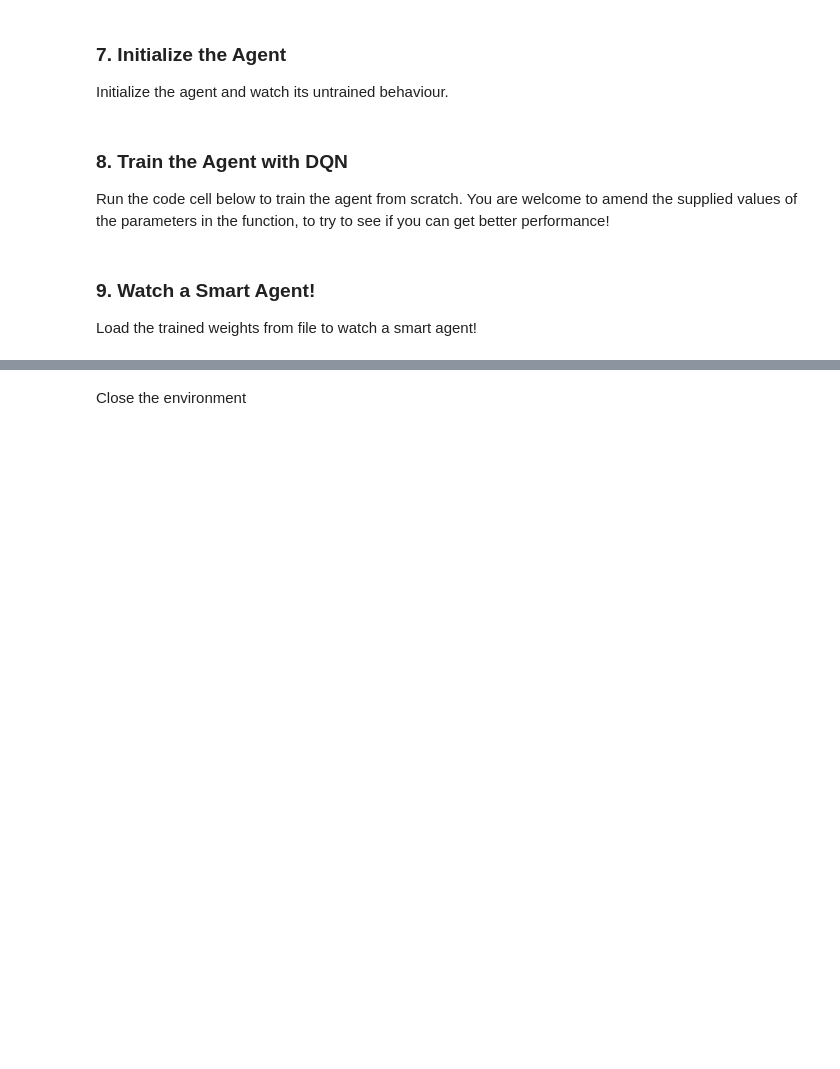
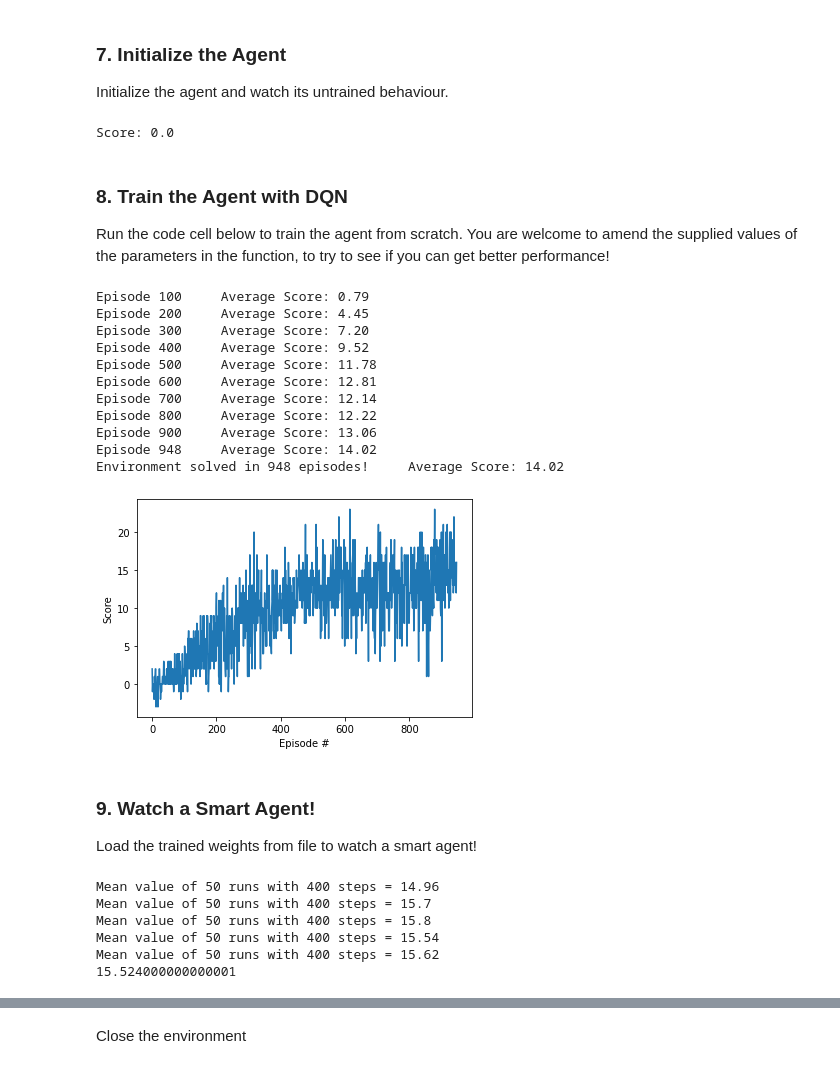
Before and after one commit to faberfred/udacity-deep-RL, a Jupyter notebook: p1_navigation/Navigation.ipynb, the cells around one changed output, grey strips where cells are left out. Drawn from its saved outputs; the diff is of its cells as text; code cells hidden in the pictures; blank space fills up the shorter version.

Commit message:
style: corrected one type and deleted unnecessary comments within DQN-for-multiple-environments.ipynb fix: fix a small bug for printing the needed episodes within Navigation.ipynb

```diff
--- a/p1_navigation/Navigation.ipynb
+++ b/p1_navigation/Navigation.ipynb
@@ -130,7 +172,7 @@ The network is build dynamically and thus can quickly be changed.
 class QNetwork(nn.Module):
     """Actor (Policy) Model."""
 
-    def __init__(self, state_size, action_size, seed, hidden_layers = [128, 128, 128], drop_p = 0.1):
+    def __init__(self, state_size, action_size, seed, hidden_layers = [16], drop_p = 0.1):
         """Initialize parameters and build model.
         Params
         ======
@@ -438,12 +482,14 @@ for j in range(200):
         break
 
 print("Score: {}".format(score))
+# %% [output]
+Score: 0.0
 # %% [markdown]
 ###  8. Train the Agent with DQN
 
 Run the code cell below to train the agent from scratch.  You are welcome to amend the supplied values of the parameters in the function, to try to see if you can get better performance!
 # %%
-def dqn(n_episodes=2000, max_t=1000, eps_start=1.0, eps_end=0.01, eps_decay=0.995):
+def dqn(n_episodes=1000, max_t=1000, eps_start=1.0, eps_end=0.01, eps_decay=0.995):
     """Deep Q-Learning.
 
     Params
@@ -476,34 +522,50 @@ def dqn(n_episodes=2000, max_t=1000, eps_start=1.0, eps_end=0.01, eps_decay=0.99
             state = next_state                             # roll over the state to next time step
             if done:
                 break
 
 
         scores_window.append(score)       # save most recent score
         scores.append(score)              # save most recent score
         eps = max(eps_end, eps_decay*eps) # decrease epsilon
         print('\rEpisode {}\tAverage Score: {:.2f}'.format(i_episode, np.mean(scores_window)), end="")
 
         if i_episode % 100 == 0:
             print('\rEpisode {}\tAverage Score: {:.2f}'.format(i_episode, np.mean(scores_window)))
 
         # Train the network till the average score is greater or equal to 14
         if np.mean(scores_window)>=14.0:
-            print('\nEnvironment solved in {:d} episodes!\tAverage Score: {:.2f}'.format(i_episode-100, np.mean(scores_window)))
+            print('\nEnvironment solved in {:d} episodes!\tAverage Score: {:.2f}'.format(i_episode, np.mean(scores_window)))
             # save the trained network
             torch.save(agent.qnetwork_local.state_dict(), 'checkpoint.pth')
             break
+
+    # save the trained network
+    torch.save(agent.qnetwork_local.state_dict(), 'checkpoint.pth')
 
     return scores
 
 scores = dqn()
 
 # plot the scores
 fig = plt.figure()
 ax = fig.add_subplot(111)
 plt.plot(np.arange(len(scores)), scores)
 plt.ylabel('Score')
 plt.xlabel('Episode #')
 plt.show()
+# %% [output]
+Episode 100     Average Score: 0.79
+Episode 200     Average Score: 4.45
+Episode 300     Average Score: 7.20
+Episode 400     Average Score: 9.52
+Episode 500     Average Score: 11.78
+Episode 600     Average Score: 12.81
+Episode 700     Average Score: 12.14
+Episode 800     Average Score: 12.22
+Episode 900     Average Score: 13.06
+Episode 948     Average Score: 14.02
+Environment solved in 948 episodes!     Average Score: 14.02
+[figure, added]
 # %% [markdown]
 ### 9. Watch a Smart Agent!
 
@@ -511,23 +573,44 @@ Load the trained weights from file to watch a smart agent!
 # %%
 # load the weights from file
 agent.qnetwork_local.load_state_dict(torch.load('checkpoint.pth'))
+total_total_score = 0
 
-for i in range(5):
-    env_info = env.reset(train_mode=False)[brain_name]  # reset the environment
-    state = env_info.vector_observations[0]             # get the next state
-    score = 0
+for jj in range(5):
 
-    for j in range(400):
-        action = agent.act(state)
-        env_info = env.step(action)[brain_name]        # send the action to the environment
-        state = env_info.vector_observations[0]        # get the next state
-        reward = env_info.rewards[0]                   # get the reward
-        done = env_info.local_done[0]                  # see if episode has finished
-        score += reward                                # update the score
-#         time.sleep(0.05)
+    total_score = 0
+    runs = 50
+    steps = 400
 
-        if done:
-            print('In run {} the agent got a reward of {}!'.format(i+1, score))
-            break
+    for i in range(runs):
+        env_info = env.reset(train_mode=False)[brain_name]  # reset the environment
+        state = env_info.vector_observations[0]             # get the next state
+        score = 0
+
+        for j in range(steps):
+            action = agent.act(state)
+            env_info = env.step(action)[brain_name]        # send the action to the environment
+            state = env_info.vector_observations[0]        # get the next state
+            reward = env_info.rewards[0]                   # get the reward
+            done = env_info.local_done[0]                  # see if episode has finished
+            score += reward                                # update the score
+    #         time.sleep(0.05)
+
+            if done:
+                total_score += score
+#                 print('In run {} the agent got a reward of {}!'.format(i+1, score))
+                break
+
+    total_total_score += total_score / runs
+
+    print('Mean value of {} runs with {} steps = {}'.format(runs, steps, total_score/runs))
+
+print(total_total_score / 5)
 
 # env.close()
+# %% [output]
+Mean value of 50 runs with 400 steps = 14.96
+Mean value of 50 runs with 400 steps = 15.7
+Mean value of 50 runs with 400 steps = 15.8
+Mean value of 50 runs with 400 steps = 15.54
+Mean value of 50 runs with 400 steps = 15.62
+15.524000000000001
```
Also changed, not shown: parts of 7 cells of this notebook, 4 other files.
